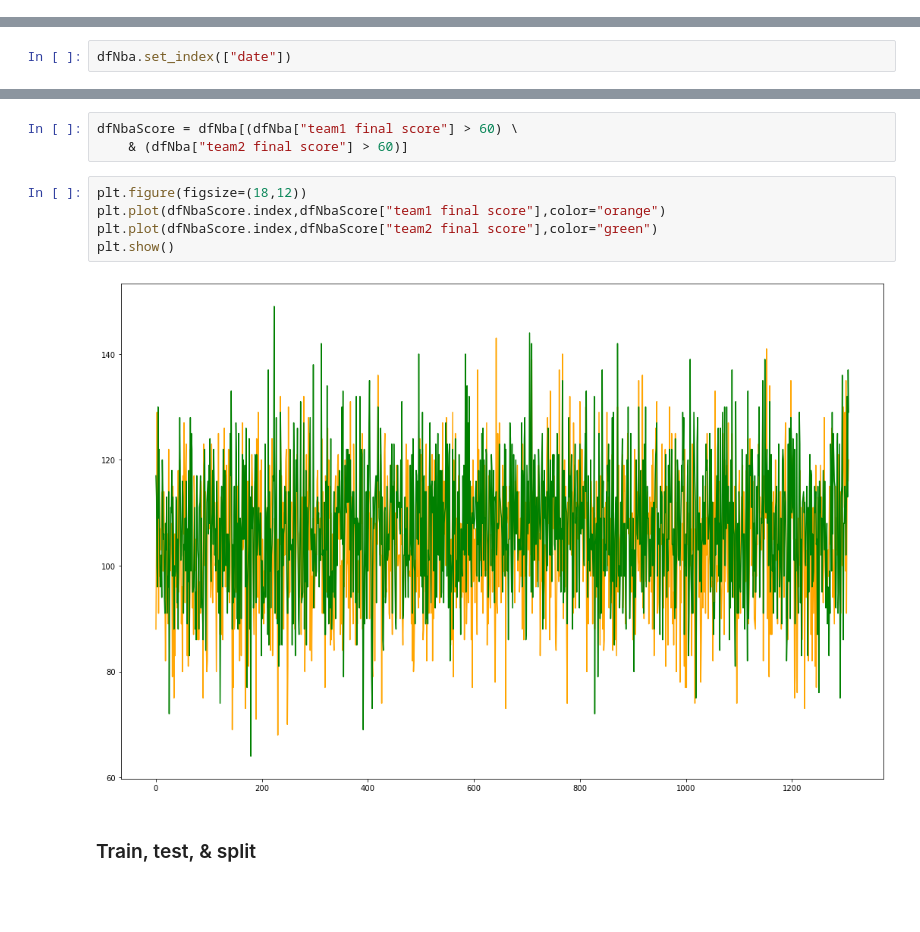
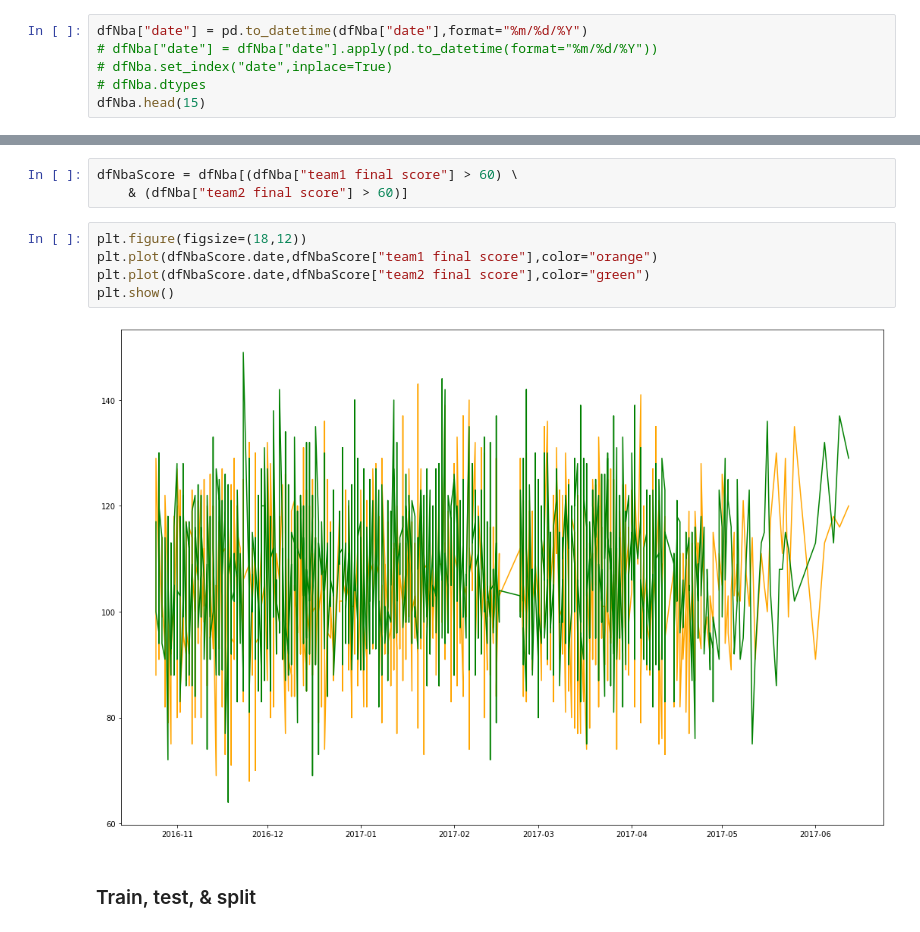
Before and after one commit to tamle7422/regression, a Jupyter notebook: nba.ipynb, the cells around one changed output, grey strips where cells are left out. Drawn from its saved outputs; the diff is of its cells as text; blank space fills up the shorter version.

Commit message:
Plot against date

```diff
--- a/nba.ipynb
+++ b/nba.ipynb
@@ -122,0 +125,6 @@ dfNba.tail(50)
+# %%
+dfNba["date"] = pd.to_datetime(dfNba["date"],format="%m/%d/%Y")
+# dfNba["date"] = dfNba["date"].apply(pd.to_datetime(format="%m/%d/%Y"))
+# dfNba.set_index("date",inplace=True)
+# dfNba.dtypes
+dfNba.head(15)
@@ -269,2 +273,0 @@ Name: date, dtype: object
-# %%
-dfNba.set_index(["date"])
@@ -295,11 +283,11 @@ dfNbaScore = dfNba[(dfNba["team1 final score"] > 60) \
     & (dfNba["team2 final score"] > 60)]
 # %%
 plt.figure(figsize=(18,12))
-plt.plot(dfNbaScore.index,dfNbaScore["team1 final score"],color="orange")
-plt.plot(dfNbaScore.index,dfNbaScore["team2 final score"],color="green")
+plt.plot(dfNbaScore.date,dfNbaScore["team1 final score"],color="orange")
+plt.plot(dfNbaScore.date,dfNbaScore["team2 final score"],color="green")
 plt.show()
 # %% [output]
-[figure, old version]
+[figure, new version]
 # %% [markdown]
 ### Train, test, & split
 # %% [markdown]
```
Also changed, not shown: parts of 7 cells of this notebook.
